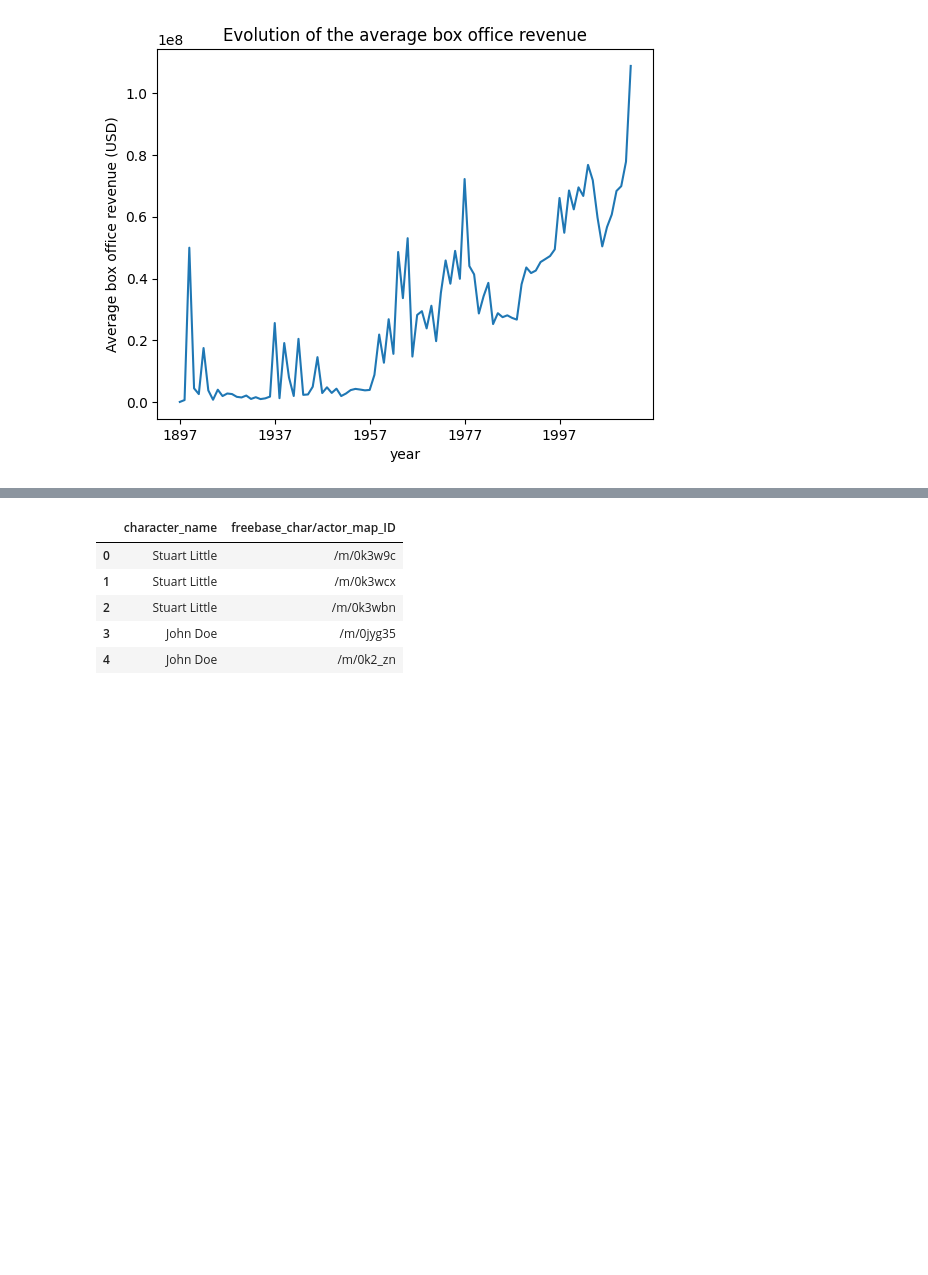
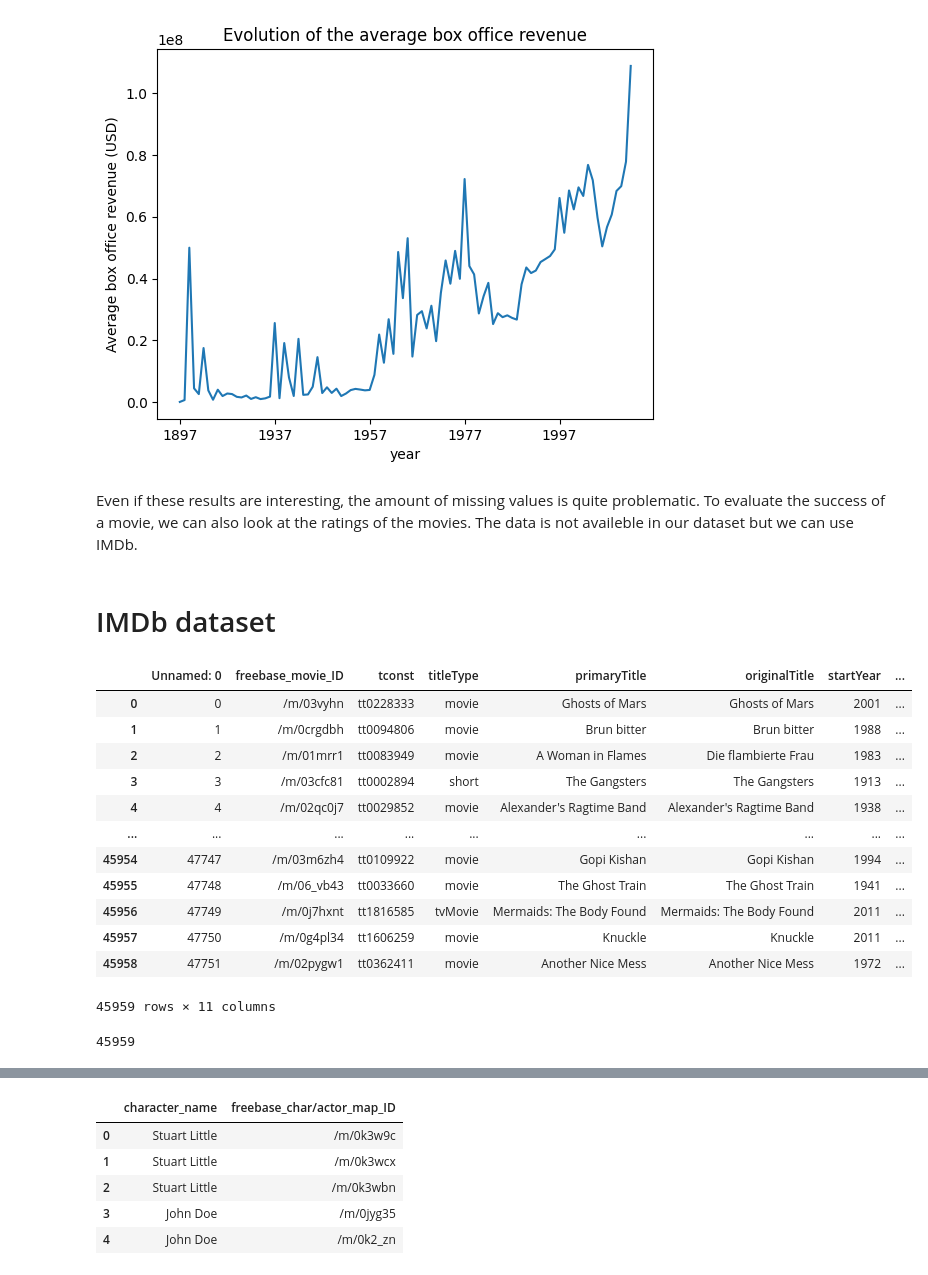
Before and after one commit to epfl-ada/ada-2022-project-armada, a Jupyter notebook: Madeleine.ipynb, the cells around one changed output, grey strips where cells are left out. Saved outputs shown, nothing was run; the diff lists cells and outputs as text; code cells hidden in the pictures; blank space fills up the shorter version.

```diff
--- a/Madeleine.ipynb
+++ b/Madeleine.ipynb
@@ -132,3 +133,28 @@ plt.title('Evolution of the average box office revenue')
 # %% [output]
 Text(0.5, 1.0, 'Evolution of the average box office revenue')
 [figure]
+# %% [markdown]
+Even if these results are interesting, the amount of missing values is quite problematic. To evaluate the success of a movie, we can also look at the ratings of the movies. The data is not availeble in our dataset but we can use IMDb.
+# %% [markdown]
+# IMDb dataset
+# %%
+imdb=pd.read_csv('Data/Imdb/processed_imdb_dataset.csv')
+imdb
+# %% [output]
+|  | Unnamed: 0 | freebase_movie_ID | tconst | titleType | primaryTitle | originalTitle | startYear | ... |
+| 0 | 0 | /m/03vyhn | tt0228333 | movie | Ghosts of Mars | Ghosts of Mars | 2001 | ... |
+| 1 | 1 | /m/0crgdbh | tt0094806 | movie | Brun bitter | Brun bitter | 1988 | ... |
+| 2 | 2 | /m/01mrr1 | tt0083949 | movie | A Woman in Flames | Die flambierte Frau | 1983 | ... |
+| 3 | 3 | /m/03cfc81 | tt0002894 | short | The Gangsters | The Gangsters | 1913 | ... |
+| 4 | 4 | /m/02qc0j7 | tt0029852 | movie | Alexander's Ragtime Band | Alexander's Ragtime Band | 1938 | ... |
+| ... | ... | ... | ... | ... | ... | ... | ... | ... |
+| 45954 | 47747 | /m/03m6zh4 | tt0109922 | movie | Gopi Kishan | Gopi Kishan | 1994 | ... |
+| 45955 | 47748 | /m/06_vb43 | tt0033660 | movie | The Ghost Train | The Ghost Train | 1941 | ... |
+| 45956 | 47749 | /m/0j7hxnt | tt1816585 | tvMovie | Mermaids: The Body Found | Mermaids: The Body Found | 2011 | ... |
+| 45957 | 47750 | /m/0g4pl34 | tt1606259 | movie | Knuckle | Knuckle | 2011 | ... |
+| 45958 | 47751 | /m/02pygw1 | tt0362411 | movie | Another Nice Mess | Another Nice Mess | 1972 | ... |
+45959 rows × 11 columns
+# %%
+len(imdb)
+# %% [output]
+45959
```
Also changed, not shown: parts of 19 cells of this notebook.
